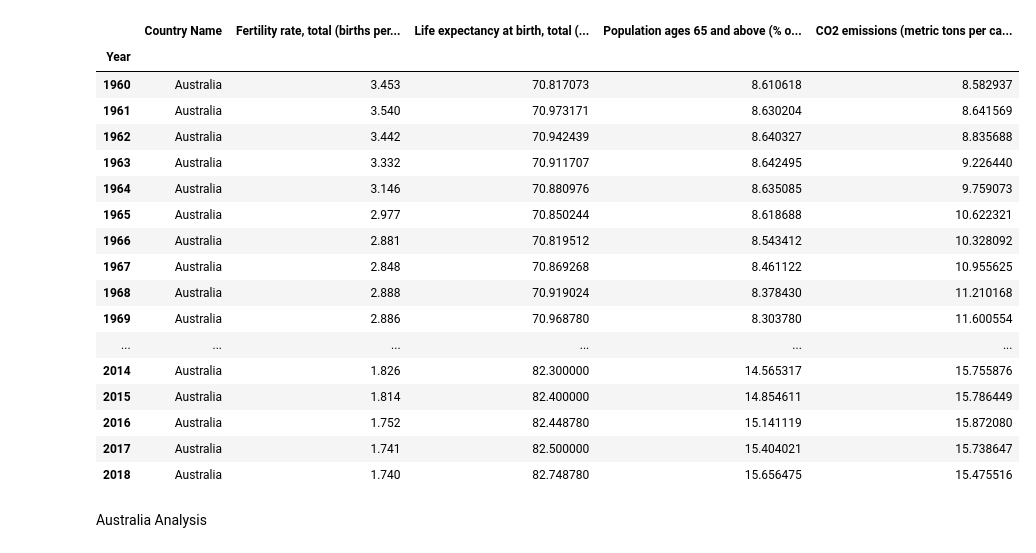
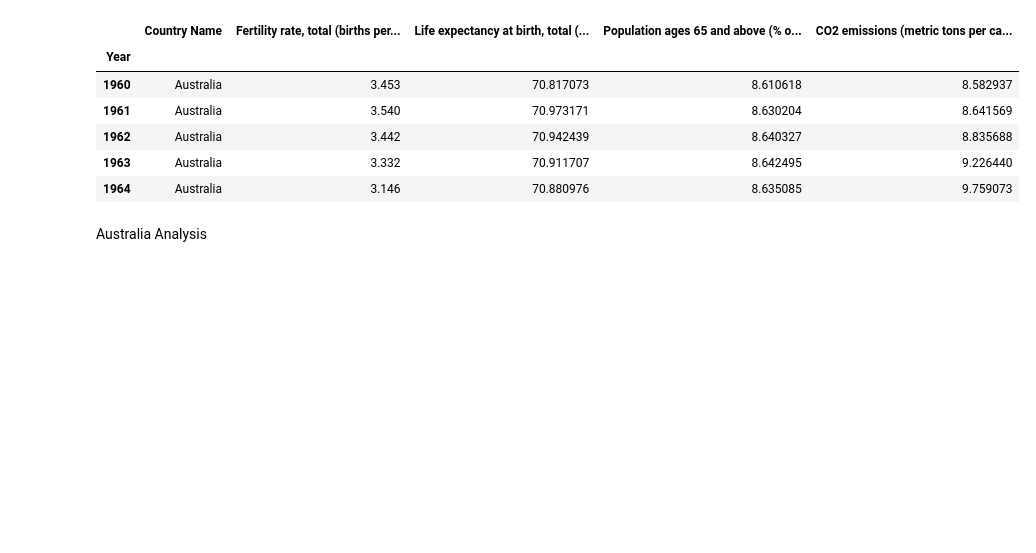
Before and after one commit to mws1395/Project2, a Jupyter notebook: ESG_Project_2.ipynb, the cells around one changed output. Saved outputs shown, nothing was run; the diff lists cells and outputs as text; code cells hidden in the pictures; blank space fills up the shorter version.

```diff
--- a/ESG_Project_2.ipynb
+++ b/ESG_Project_2.ipynb
@@ -5,5 +9,5 @@ from pathlib import Path
 # %%
-csvpath = Path('C:/Users/srava/Project_2/data/ESG_Data_Cleaned.csv')
+csvpath = Path('/Users/Myles/Documents/GitHub/Project2/ESG_Data_Cleaned.csv')
 # %%
 esg_df = pd.read_csv(csvpath, index_col='Year')
 # %%
@@ -98,26 +95,15 @@ north_america = location_filter('North America')
 sub_saharan_africa = location_filter('Sub-Saharan Africa')
 world = location_filter('World')
 # %%
-australia_df
+australia_df.head()
 # %% [output]
 |  | Country Name | Fertility rate, total (births per... | Life expectancy at birth, total (... | Population ages 65 and above (% o... | CO2 emissions (metric tons per ca... |
 | Year |  |  |  |  |  |
 | 1960 | Australia | 3.453 | 70.817073 | 8.610618 | 8.582937 |
 | 1961 | Australia | 3.540 | 70.973171 | 8.630204 | 8.641569 |
 | 1962 | Australia | 3.442 | 70.942439 | 8.640327 | 8.835688 |
 | 1963 | Australia | 3.332 | 70.911707 | 8.642495 | 9.226440 |
 | 1964 | Australia | 3.146 | 70.880976 | 8.635085 | 9.759073 |
-| 1965 | Australia | 2.977 | 70.850244 | 8.618688 | 10.622321 |
-| 1966 | Australia | 2.881 | 70.819512 | 8.543412 | 10.328092 |
-| 1967 | Australia | 2.848 | 70.869268 | 8.461122 | 10.955625 |
-| 1968 | Australia | 2.888 | 70.919024 | 8.378430 | 11.210168 |
-| 1969 | Australia | 2.886 | 70.968780 | 8.303780 | 11.600554 |
-| ... | ... | ... | ... | ... | ... |
-| 2014 | Australia | 1.826 | 82.300000 | 14.565317 | 15.755876 |
-| 2015 | Australia | 1.814 | 82.400000 | 14.854611 | 15.786449 |
-| 2016 | Australia | 1.752 | 82.448780 | 15.141119 | 15.872080 |
-| 2017 | Australia | 1.741 | 82.500000 | 15.404021 | 15.738647 |
-| 2018 | Australia | 1.740 | 82.748780 | 15.656475 | 15.475516 |
 # %% [markdown]
 Australia Analysis
 # %%
```
Also changed, not shown: parts of 14 cells of this notebook.
